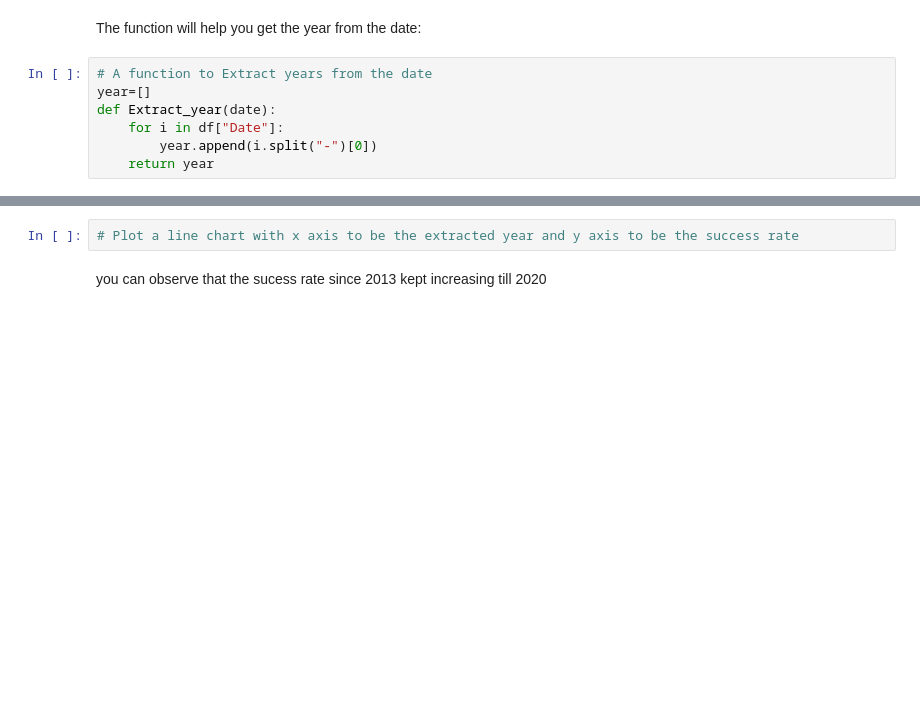
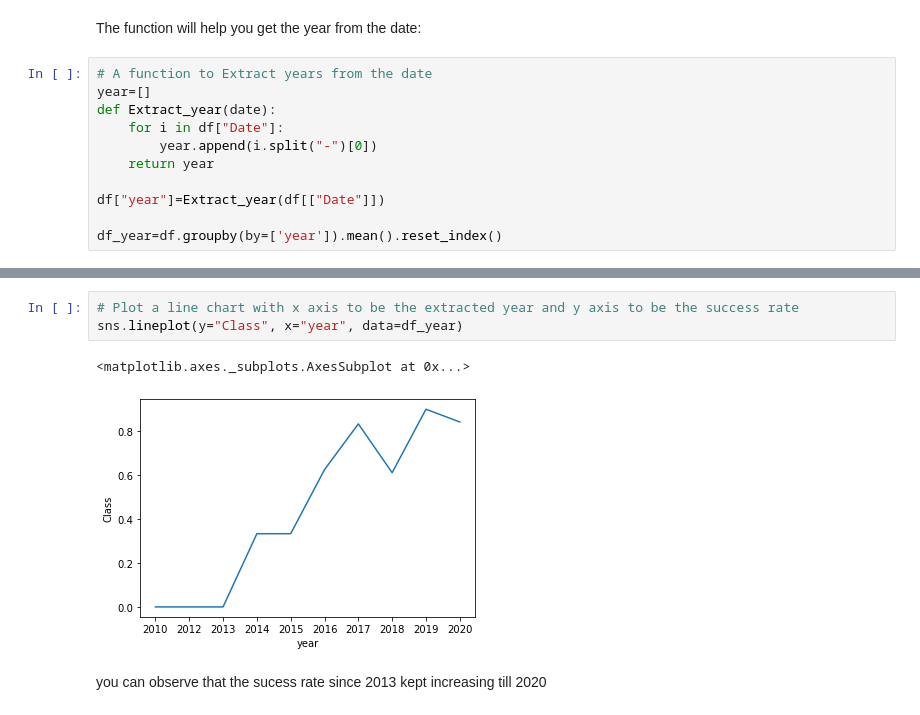
Before and after one commit to SiaChenGitHub/IBM, a Jupyter notebook: model5.ipynb, the cells around one changed output, grey strips where cells are left out. Drawn from its saved outputs; the diff is of its cells as text; blank space fills up the shorter version.

```diff
--- a/model5.ipynb
+++ b/model5.ipynb
@@ -141,3 +156,7 @@ def Extract_year(date):
     for i in df["Date"]:
         year.append(i.split("-")[0])
     return year
+
+df["year"]=Extract_year(df[["Date"]])
+
+df_year=df.groupby(by=['year']).mean().reset_index()
@@ -144,5 +175,9 @@ def Extract_year(date):
 # %%
 # Plot a line chart with x axis to be the extracted year and y axis to be the success rate
+sns.lineplot(y="Class", x="year", data=df_year)
+# %% [output]
+<matplotlib.axes._subplots.AxesSubplot at 0x...>
+[figure, added]
 # %% [markdown]
 you can observe that the sucess rate since 2013 kept increasing till 2020
 # %% [markdown]
```
Also changed, not shown: parts of 7 cells of this notebook.
